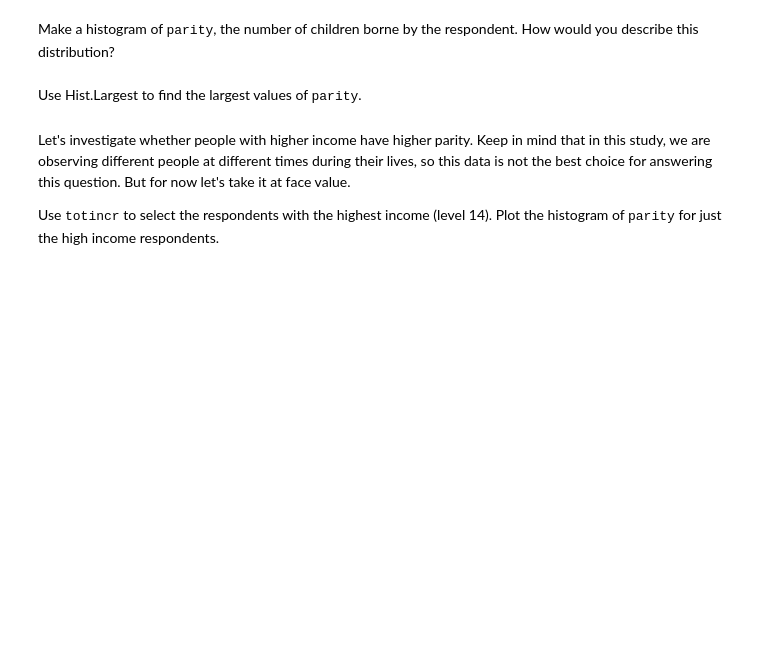
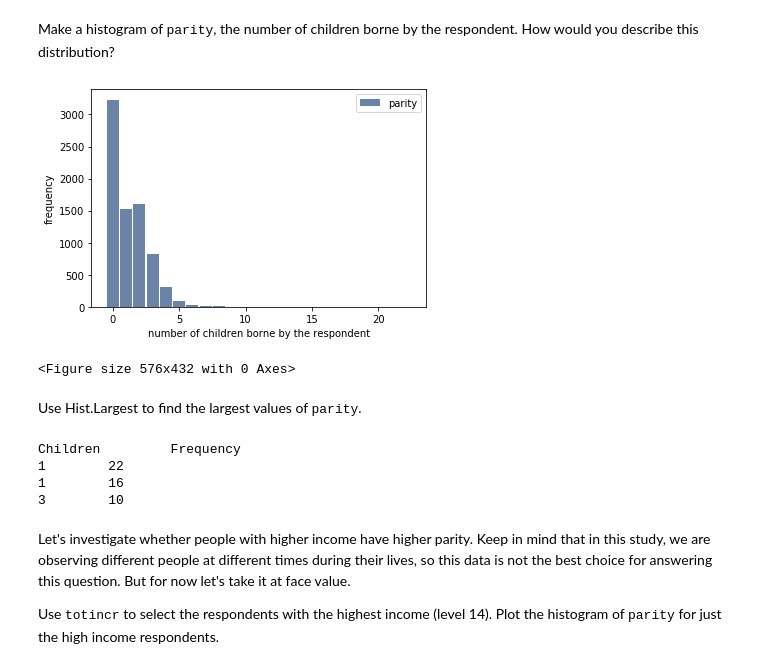
Before and after one commit to sizigia/dsp, a Jupyter notebook: ThinkStats2/code/chap02ex.ipynb, the cells around one changed output. Cells and saved outputs as stored; diff of their text form; code cells hidden in the pictures; blank space fills up the shorter version.

```diff
--- a/ThinkStats2/code/chap02ex.ipynb
+++ b/ThinkStats2/code/chap02ex.ipynb
@@ -279,2 +301,10 @@ Make a histogram of <tt>parity</tt>, the number of children borne by the respond
+# %%
+# Solution goes here
+hist = thinkstats2.Hist(resp.parity, label="parity")
+thinkplot.Hist(hist)
+thinkplot.Show(xlabel="number of children borne by the respondent", ylabel="frequency")
+# %% [output]
+[figure, added]
+<Figure size 576x432 with 0 Axes>
 # %% [markdown]
 Use Hist.Largest to find the largest values of <tt>parity</tt>.
@@ -283,3 +311,13 @@ Use Hist.Largest to find the largest values of <tt>parity</tt>.
+# %%
+# Solution goes here
+print('Children\t', "Frequency")
+for freq, children in hist.Largest(3):
+    print(children, "\t", freq)
+# %% [output]
+Children         Frequency
+1        22
+1        16
+3        10
 # %% [markdown]
 Let's investigate whether people with higher income have higher parity.  Keep in mind that in this study, we are observing different people at different times during their lives, so this data is not the best choice for answering this question.  But for now let's take it at face value.
 
```
Also changed, not shown: parts of 12 cells of this notebook.
